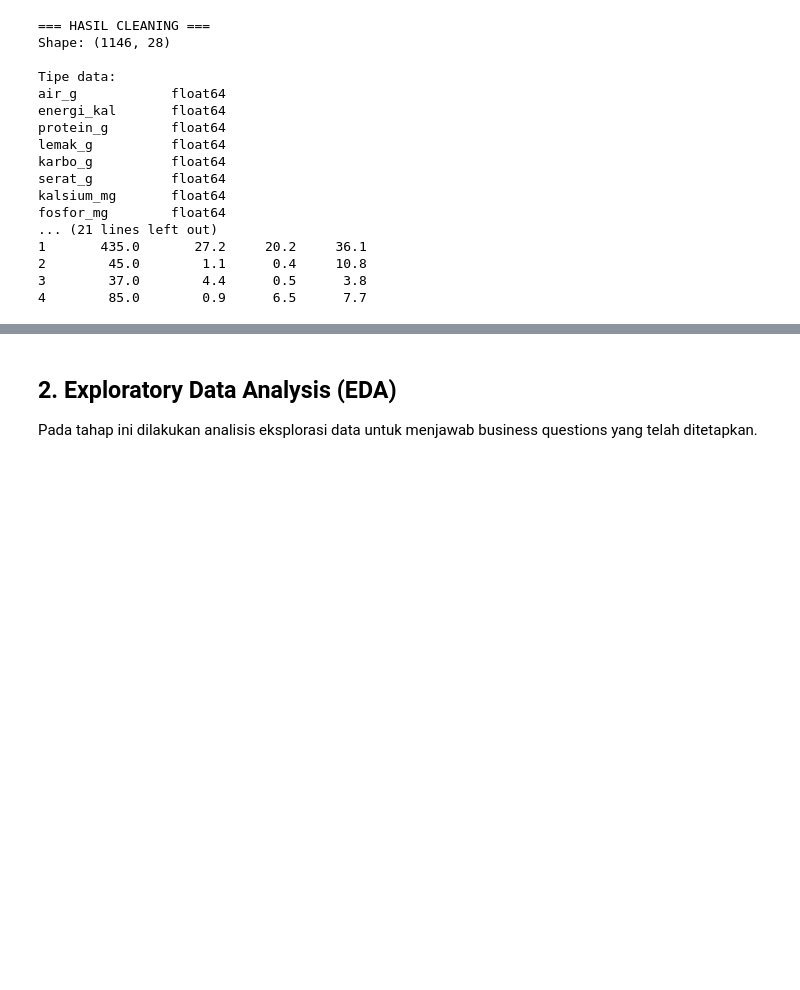
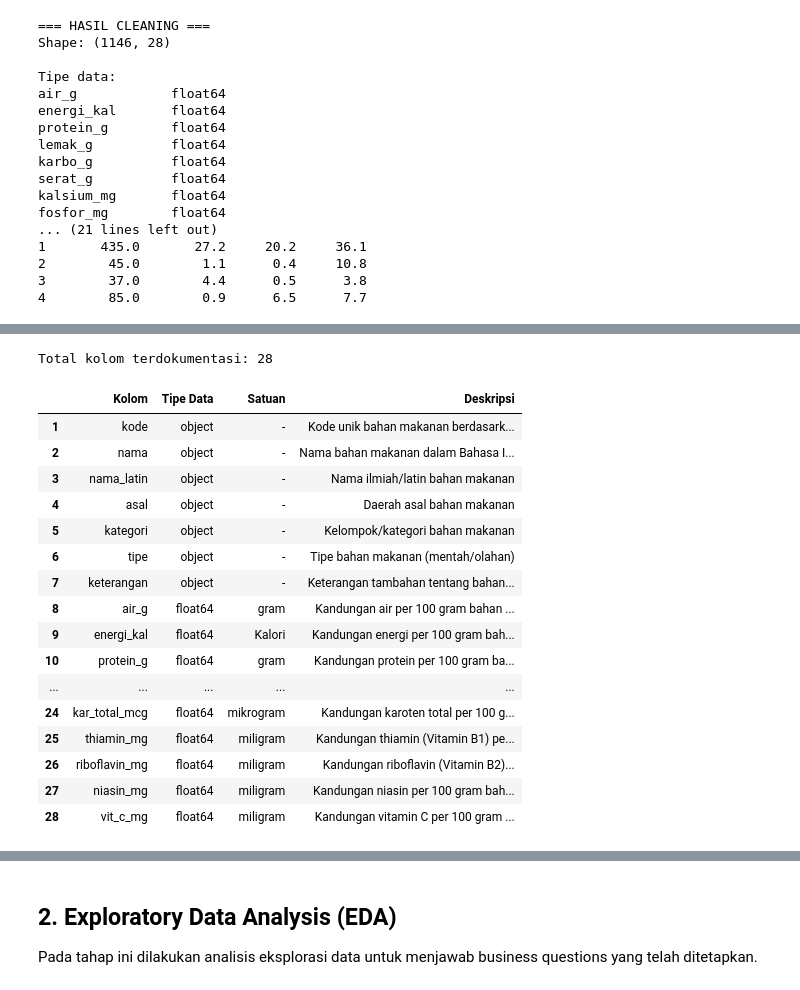
Before and after one commit to reginaarijazuhra-2023-glitch/Smart-Nutrition-Tracker-for-Golden-Age-Children, a Jupyter notebook: 02_Analisis.ipynb, the cells around one changed output, grey strips where cells are left out. Saved outputs shown, nothing was run; the diff lists cells and outputs as text; code cells hidden in the pictures; blank space fills up the shorter version.

```diff
--- a/02_Analisis.ipynb
+++ b/02_Analisis.ipynb
@@ -344,0 +349,78 @@ fosfor_mg        float64
+# %%
+data_dict = {
+    'Kolom': [
+        'kode', 'nama', 'nama_latin', 'asal', 'kategori', 'tipe', 'keterangan',
+        'air_g', 'energi_kal', 'protein_g', 'lemak_g', 'karbo_g', 'serat_g', 'abu_g',
+        'kalsium_mg', 'fosfor_mg', 'besi_mg', 'natrium_mg', 'kalium_mg',
+        'tembaga_mg', 'seng_mg', 'retinol_mcg', 'b_kar_mcg', 'kar_total_mcg',
+        'thiamin_mg', 'riboflavin_mg', 'niasin_mg', 'vit_c_mg'
+    ],
+    'Tipe Data': [
+        'object', 'object', 'object', 'object', 'object', 'object', 'object',
+        'float64', 'float64', 'float64', 'float64', 'float64', 'float64', 'float64',
+        'float64', 'float64', 'float64', 'float64', 'float64',
+        'float64', 'float64', 'float64', 'float64', 'float64',
+        'float64', 'float64', 'float64', 'float64'
+    ],
+    'Satuan': [
+        '-', '-', '-', '-', '-', '-', '-',
+        'gram', 'Kalori', 'gram', 'gram', 'gram', 'gram', 'gram',
+        'miligram', 'miligram', 'miligram', 'miligram', 'miligram',
+        'miligram', 'miligram', 'mikrogram', 'mikrogram', 'mikrogram',
+        'miligram', 'miligram', 'miligram', 'miligram'
+    ],
+    'Deskripsi': [
+        'Kode unik bahan makanan berdasarkan TKPI',
+        'Nama bahan makanan dalam Bahasa Indonesia',
+        'Nama ilmiah/latin bahan makanan',
+        'Daerah asal bahan makanan',
+        'Kelompok/kategori bahan makanan',
+        'Tipe bahan makanan (mentah/olahan)',
+        'Keterangan tambahan tentang bahan makanan',
+        'Kandungan air per 100 gram bahan makanan',
+        'Kandungan energi per 100 gram bahan makanan',
+        'Kandungan protein per 100 gram bahan makanan',
+        'Kandungan lemak per 100 gram bahan makanan',
+        'Kandungan karbohidrat per 100 gram bahan makanan',
+        'Kandungan serat pangan per 100 gram bahan makanan',
+        'Kandungan abu per 100 gram bahan makanan',
+        'Kandungan kalsium per 100 gram bahan makanan',
+        'Kandungan fosfor per 100 gram bahan makanan',
+        'Kandungan zat besi per 100 gram bahan makanan',
+        'Kandungan natrium per 100 gram bahan makanan',
+        'Kandungan kalium per 100 gram bahan makanan',
+        'Kandungan tembaga per 100 gram bahan makanan',
+        'Kandungan seng per 100 gram bahan makanan',
+        'Kandungan retinol (Vitamin A) per 100 gram bahan makanan',
+        'Kandungan beta-karoten per 100 gram bahan makanan',
+        'Kandungan karoten total per 100 gram bahan makanan',
+        'Kandungan thiamin (Vitamin B1) per 100 gram bahan makanan',
+        'Kandungan riboflavin (Vitamin B2) per 100 gram bahan makanan',
+        'Kandungan niasin per 100 gram bahan makanan',
+        'Kandungan vitamin C per 100 gram bahan makanan'
+    ]
+}
+
+df_dict = pd.DataFrame(data_dict)
+df_dict.index += 1
+print(f'Total kolom terdokumentasi: {len(df_dict)}')
+df_dict
+# %% [output]
+Total kolom terdokumentasi: 28
+|  | Kolom | Tipe Data | Satuan | Deskripsi |
+| 1 | kode | object | - | Kode unik bahan makanan berdasark... |
+| 2 | nama | object | - | Nama bahan makanan dalam Bahasa I... |
+| 3 | nama_latin | object | - | Nama ilmiah/latin bahan makanan |
+| 4 | asal | object | - | Daerah asal bahan makanan |
+| 5 | kategori | object | - | Kelompok/kategori bahan makanan |
+| 6 | tipe | object | - | Tipe bahan makanan (mentah/olahan) |
+| 7 | keterangan | object | - | Keterangan tambahan tentang bahan... |
+| 8 | air_g | float64 | gram | Kandungan air per 100 gram bahan ... |
+| 9 | energi_kal | float64 | Kalori | Kandungan energi per 100 gram bah... |
+| 10 | protein_g | float64 | gram | Kandungan protein per 100 gram ba... |
+| ... | ... | ... | ... | ... |
+| 24 | kar_total_mcg | float64 | mikrogram | Kandungan karoten total per 100 g... |
+| 25 | thiamin_mg | float64 | miligram | Kandungan thiamin (Vitamin B1) pe... |
+| 26 | riboflavin_mg | float64 | miligram | Kandungan riboflavin (Vitamin B2)... |
+| 27 | niasin_mg | float64 | miligram | Kandungan niasin per 100 gram bah... |
+| 28 | vit_c_mg | float64 | miligram | Kandungan vitamin C per 100 gram ... |
```
Also changed, not shown: parts of 9 cells of this notebook, 1 other file.
